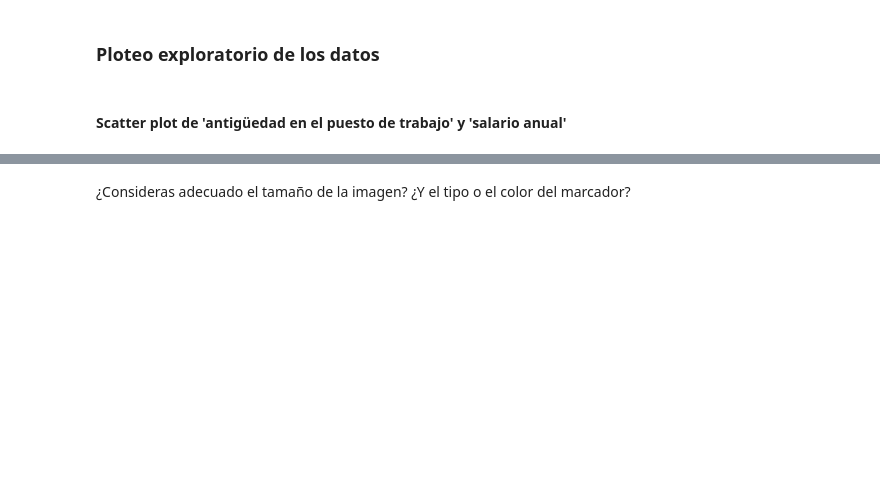
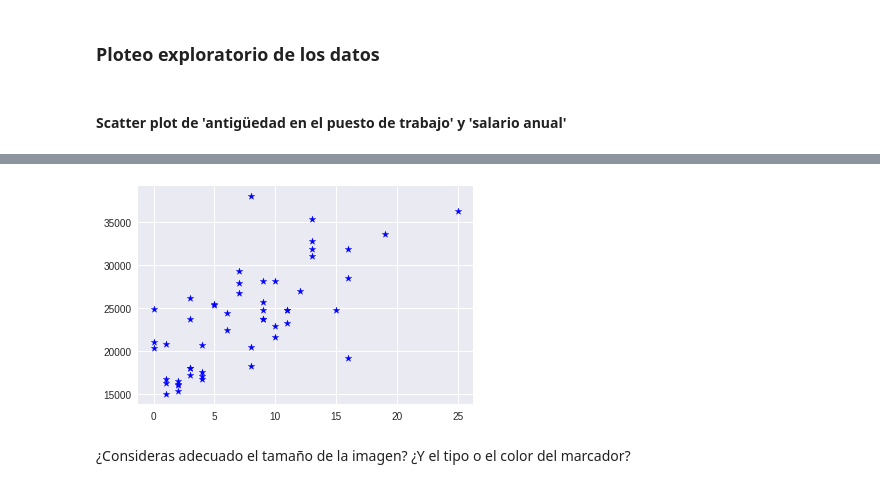
Before and after one commit to leabravo/dhds, a Jupyter notebook: C05/PRACTICA_INDEPENDIENTE_Starter_Visualizacion.ipynb, the cells around one changed output, grey strips where cells are left out. Cells and saved outputs as stored; diff of their text form; code cells hidden in the pictures; blank space fills up the shorter version.

````diff
--- a/C05/PRACTICA_INDEPENDIENTE_Starter_Visualizacion.ipynb
+++ b/C05/PRACTICA_INDEPENDIENTE_Starter_Visualizacion.ipynb
@@ -22,5 +22,7 @@ import seaborn as sns
 ### Cargamos los datos
 # %%
 # leemos el dataset con pandas (ver práctica guiada)
+
+salaries = pd.read_csv('./salary.csv')
 # %%
 # chequeamos las primeras líneas del dataset
@@ -34,4 +47,6 @@ Como conocemos al información de antemano, podemos renombar las columnas para e
 ```salary.columns = ['gender', 'professor_rank', 'years_in_job', 'degree_level', 'years_since_degree', 'yearly_salary']```
 # %%
 # ahora vamos a nombrar las columnas secuencialmente
+salaries.columns = \
+    ['gender', 'professor_rank', 'years_in_job', 'degree_level', 'years_since_degree', 'yearly_salary']
 # %%
@@ -51,5 +91,8 @@ salary.head()
 #### Scatter plot de 'antigüedad en el puesto de trabajo' y 'salario anual'
 # %%
 # construimos un subset con los datos que registran nuestras variables de interés
+
+years_in_job = salaries['years_in_job'].values
+yearly_salary = salaries['yearly_salary'].values
 # %%
 # chequeemos qué forma tienen estos datos
@@ -58,8 +114,10 @@ salary.head()
 plt.plot?
 # %%
 # ploteamos la imagen
-
+plt.scatter(years_in_job, yearly_salary, c='b', marker='*')
 plt.show()
+# %% [output]
+[figure, added]
 # %% [markdown]
 ¿Consideras adecuado el tamaño de la imagen? ¿Y el tipo o el color del marcador?
 # %%
````
Also changed, not shown: parts of 16 cells of this notebook, 2 other files.
